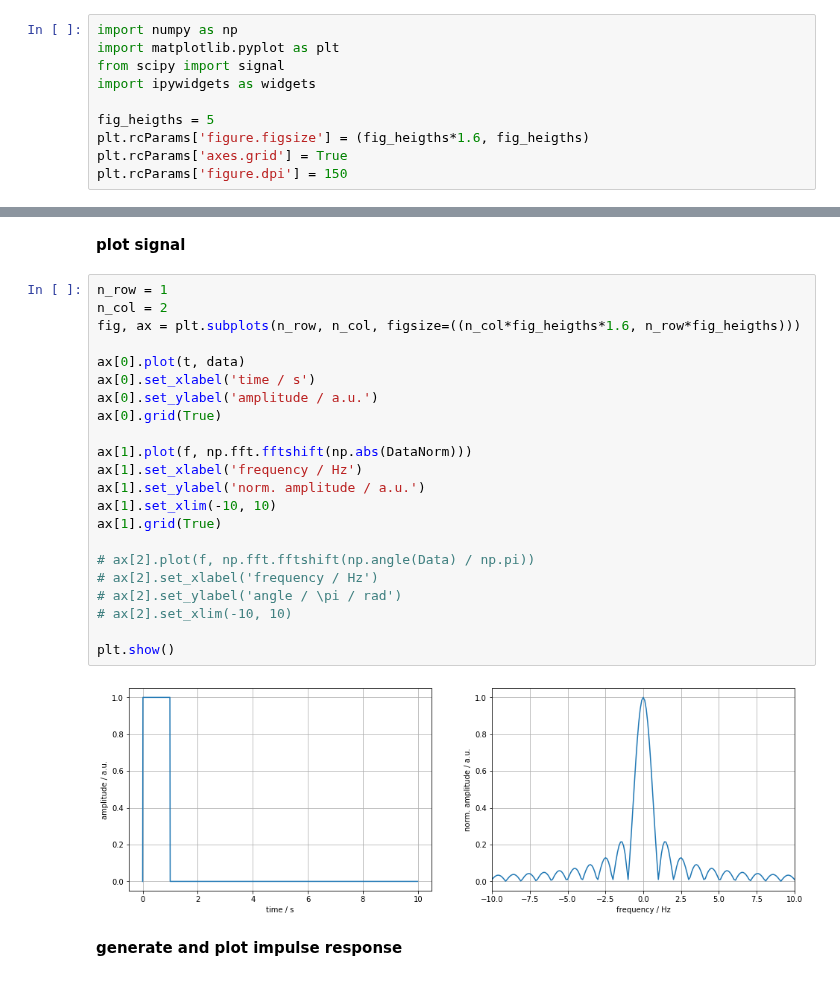
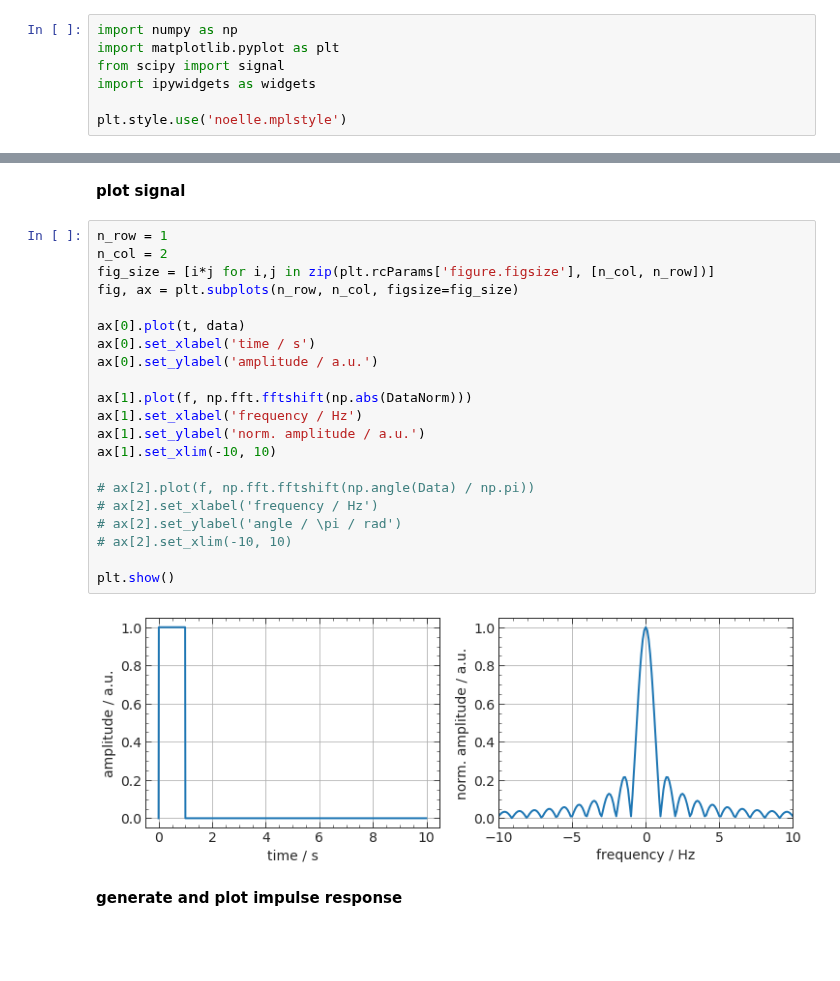
Before and after one commit to htw-ikt-noelle/SignaleUndSysteme, a Jupyter notebook: frequency_response.ipynb, the cells around one changed output, grey strips where cells are left out. Drawn from its saved outputs; the diff is of its cells as text; blank space fills up the shorter version.

Commit message:
changed plot properties

```diff
--- a/frequency_response.ipynb
+++ b/frequency_response.ipynb
@@ -12,10 +12,7 @@ import matplotlib.pyplot as plt
 from scipy import signal
 import ipywidgets as widgets
 
-fig_heigths = 5
-plt.rcParams['figure.figsize'] = (fig_heigths*1.6, fig_heigths)
-plt.rcParams['axes.grid'] = True
-plt.rcParams['figure.dpi'] = 150
+plt.style.use('noelle.mplstyle')
 # %% [markdown]
 **generate rect signal**
 # %%
@@ -50,27 +47,26 @@ DataNorm = Data / np.max(np.abs(Data))
 # %%
 n_row = 1
 n_col = 2
-fig, ax = plt.subplots(n_row, n_col, figsize=((n_col*fig_heigths*1.6, n_row*fig_heigths)))
+fig_size = [i*j for i,j in zip(plt.rcParams['figure.figsize'], [n_col, n_row])]
+fig, ax = plt.subplots(n_row, n_col, figsize=fig_size)
 
 ax[0].plot(t, data)
 ax[0].set_xlabel('time / s')
 ax[0].set_ylabel('amplitude / a.u.')
-ax[0].grid(True)
 
 ax[1].plot(f, np.fft.fftshift(np.abs(DataNorm)))
 ax[1].set_xlabel('frequency / Hz')
 ax[1].set_ylabel('norm. amplitude / a.u.')
 ax[1].set_xlim(-10, 10)
-ax[1].grid(True)
 
 # ax[2].plot(f, np.fft.fftshift(np.angle(Data) / np.pi))
 # ax[2].set_xlabel('frequency / Hz')
 # ax[2].set_ylabel('angle / \pi / rad')
 # ax[2].set_xlim(-10, 10)
 
 plt.show()
 # %% [output]
-[figure, old version]
+[figure, new version]
 # %% [markdown]
 **generate and plot impulse response**
 # %%
```
Also changed, not shown: parts of 3 cells of this notebook, 5 other files.
